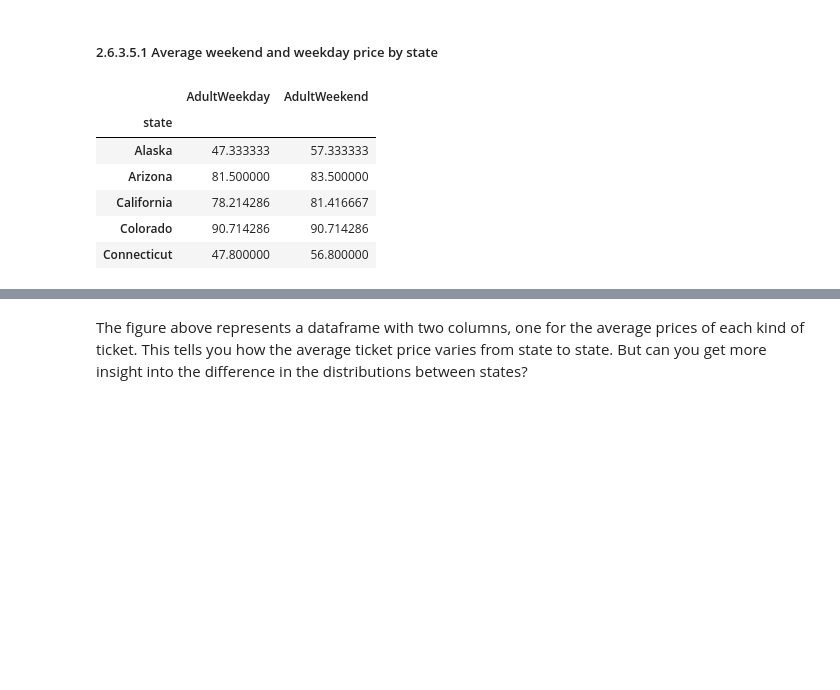
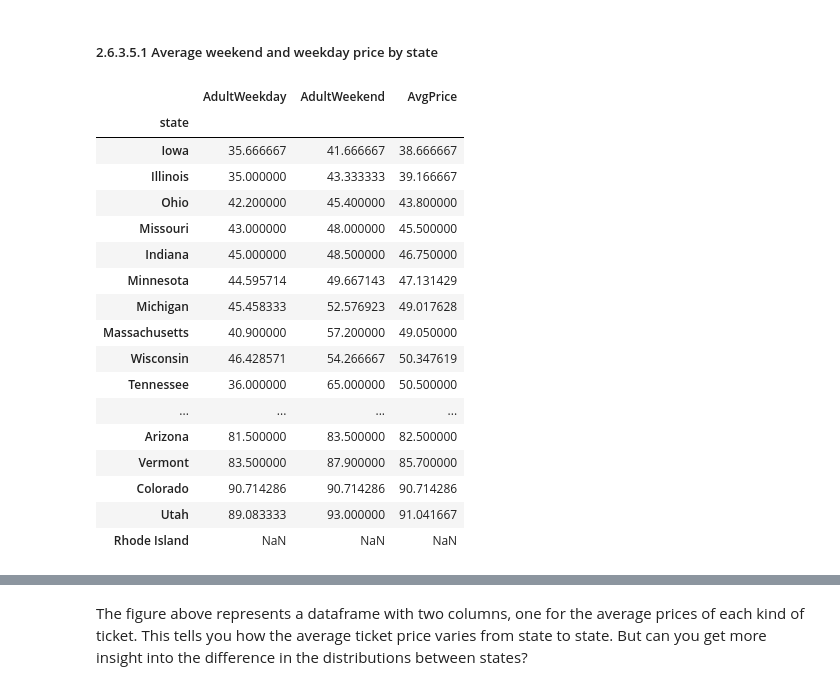
Before and after one commit to Sandy593/DataScienceGuidedCapstone, a Jupyter notebook: Notebooks/02_data_wrangling.ipynb, the cells around one changed output, grey strips where cells are left out. Cells and saved outputs as stored; diff of their text form; code cells hidden in the pictures; blank space fills up the shorter version.

```diff
--- a/Notebooks/02_data_wrangling.ipynb
+++ b/Notebooks/02_data_wrangling.ipynb
@@ -405,17 +405,29 @@ Our primary focus is our Big Mountain resort, in Montana. Does the state give yo
 # %%
 #Code task 14#
 # Calculate average weekday and weekend price by state and sort by the average of the two
 # Hint: use the pattern dataframe.groupby(<grouping variable>)[<list of columns>].mean()
 state_price_means = ski_data.groupby('state')[['AdultWeekday', 'AdultWeekend']].mean()
-state_price_means.head()
+state_price_means['AvgPrice'] = state_price_means[['AdultWeekday', 'AdultWeekend']].mean(axis = 1)
+state_price_means.sort_values(by = 'AvgPrice')
 # %% [output]
-|  | AdultWeekday | AdultWeekend |
-| state |  |  |
-| Alaska | 47.333333 | 57.333333 |
-| Arizona | 81.500000 | 83.500000 |
-| California | 78.214286 | 81.416667 |
-| Colorado | 90.714286 | 90.714286 |
-| Connecticut | 47.800000 | 56.800000 |
+|  | AdultWeekday | AdultWeekend | AvgPrice |
+| state |  |  |  |
+| Iowa | 35.666667 | 41.666667 | 38.666667 |
+| Illinois | 35.000000 | 43.333333 | 39.166667 |
+| Ohio | 42.200000 | 45.400000 | 43.800000 |
+| Missouri | 43.000000 | 48.000000 | 45.500000 |
+| Indiana | 45.000000 | 48.500000 | 46.750000 |
+| Minnesota | 44.595714 | 49.667143 | 47.131429 |
+| Michigan | 45.458333 | 52.576923 | 49.017628 |
+| Massachusetts | 40.900000 | 57.200000 | 49.050000 |
+| Wisconsin | 46.428571 | 54.266667 | 50.347619 |
+| Tennessee | 36.000000 | 65.000000 | 50.500000 |
+| ... | ... | ... | ... |
+| Arizona | 81.500000 | 83.500000 | 82.500000 |
+| Vermont | 83.500000 | 87.900000 | 85.700000 |
+| Colorado | 90.714286 | 90.714286 | 90.714286 |
+| Utah | 89.083333 | 93.000000 | 91.041667 |
+| Rhode Island | NaN | NaN | NaN |
 # %%
 # The next bit simply reorders the index by increasing average of weekday and weekend prices
 # Compare the index order you get from
```
Also changed, not shown: parts of 9 cells of this notebook.
